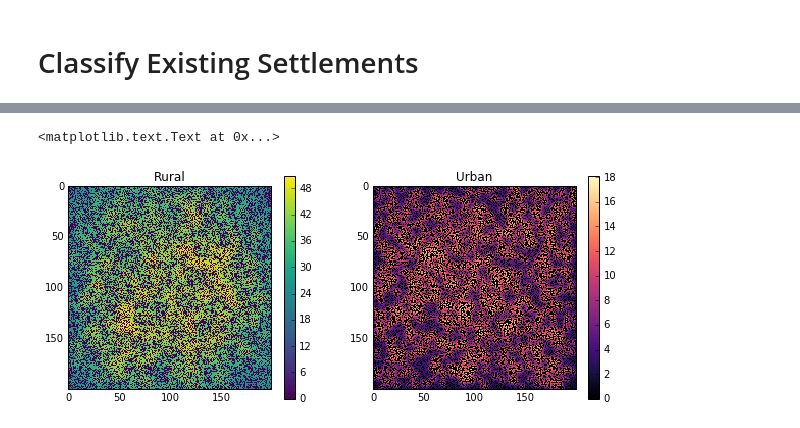
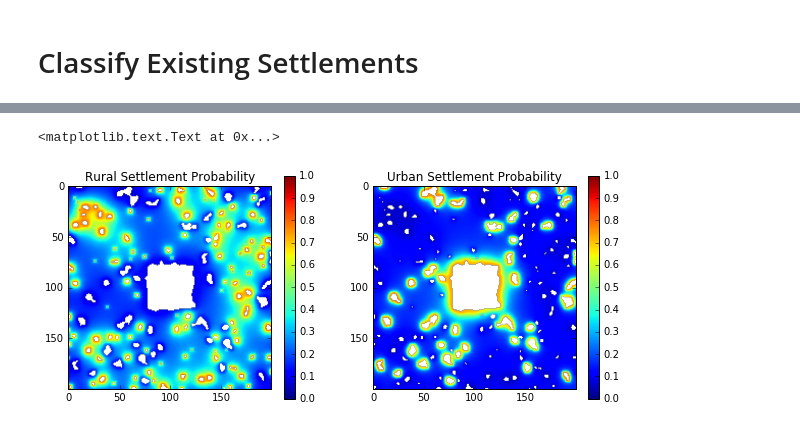
Before and after one commit to adrianalbert/city-simulator, a Jupyter notebook: Scratchwork.ipynb, the cells around one changed output, grey strips where cells are left out. Cells and saved outputs as stored; diff of their text form; code cells hidden in the pictures.

Commit message:
compute settlement probability densities

```diff
--- a/Scratchwork.ipynb
+++ b/Scratchwork.ipynb
@@ -22,0 +10,19 @@ else:
+# %%
+# Params
+
+## Initial Configuration
+L = 200
+rho = .44
+blur = 2
+
+## Rural/Urban Size Threshold
+T = 20
+
+## Dynamical Parameters, not assuming that these are good ones.
+
+pars = {'gamma_r' : 1.5,     # rural settlement more diffuse than urban
+        'gamma_u' : 2.5,
+        'alpha_r' : 1,
+        'alpha_u' : 2,
+        'beta_r'  : -2,      # low background rates
+        'beta_u'  : -1}
@@ -23,2 +31,5 @@ else:
+# %%
+m = settlement_model()
+m.set_M0(L = L, density = rho, blur = blur)
 # %% [markdown]
 # Classify Existing Settlements
@@ -69,15 +55,16 @@ The plots below give the distance weights, i.e. sums of the form $\sum_{j \in \m
+# %%
+densities = m.density(T, pars)
 # %%
 fig = plt.figure(figsize = (10, 4))
+ax1 = fig.add_subplot(121)
+im = ax1.imshow(densities[0], vmin = 0, vmax = 1)
+plt.colorbar(im)
+plt.title('Rural Settlement Probability')
 
-ax3 = fig.add_subplot(121)
-im = ax3.imshow(weights_rural, cmap = 'viridis', interpolation = 'nearest')
+ax2 = fig.add_subplot(122)
+im = ax2.imshow(densities[1], vmin = 0, vmax = 1)
 plt.colorbar(im)
-plt.title('Rural')
-
-ax4 = fig.add_subplot(122)
-im = ax4.imshow(weights_urban, cmap = 'magma', interpolation = 'nearest')
-plt.colorbar(im)
-plt.title('Urban')
+plt.title('Urban Settlement Probability')
 # %% [output]
 <matplotlib.text.Text at 0x...>
-[figure, old version]
+[figure, new version]
```
Also changed, not shown: parts of 14 cells of this notebook, 1 other file.
